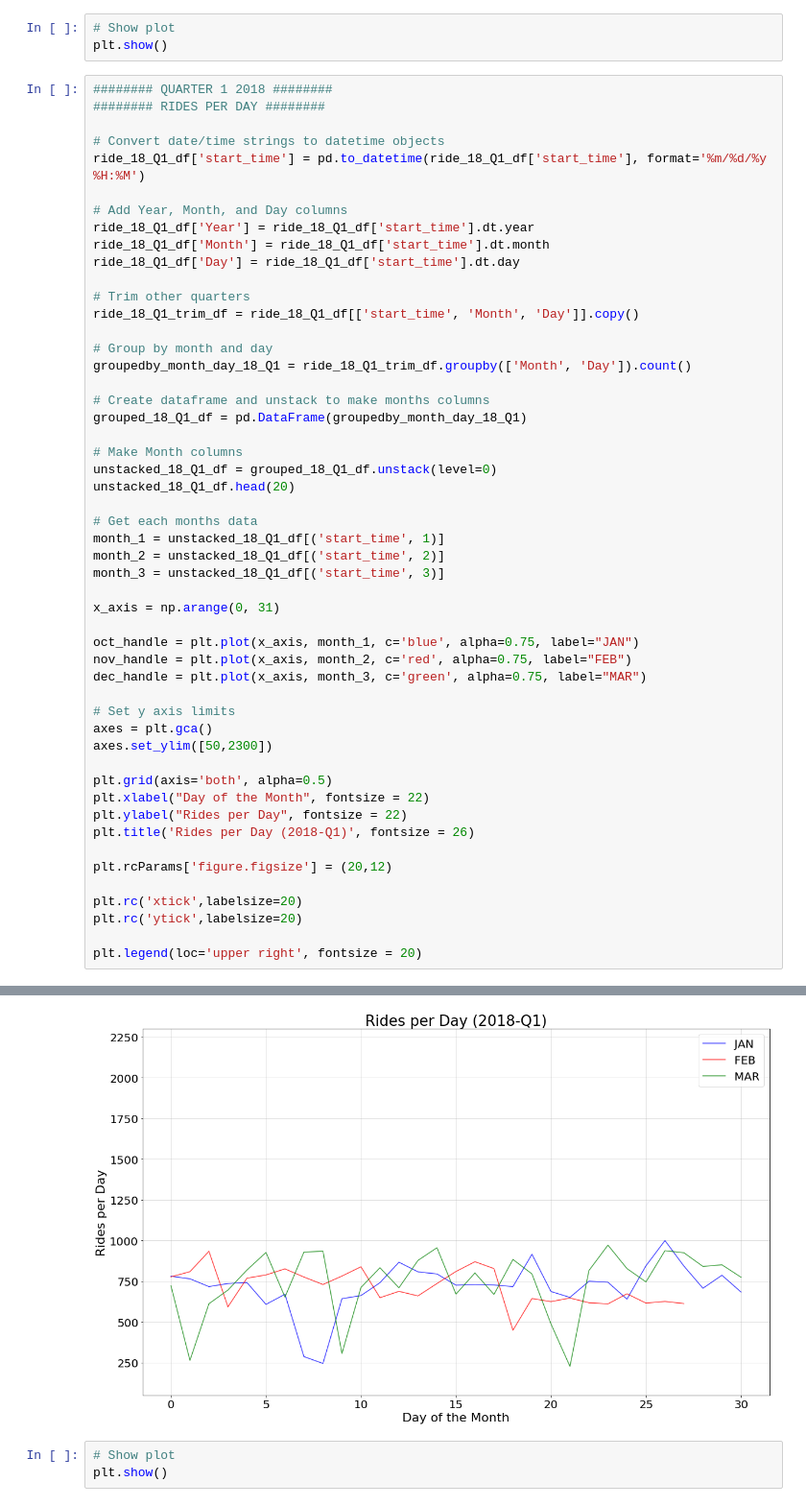
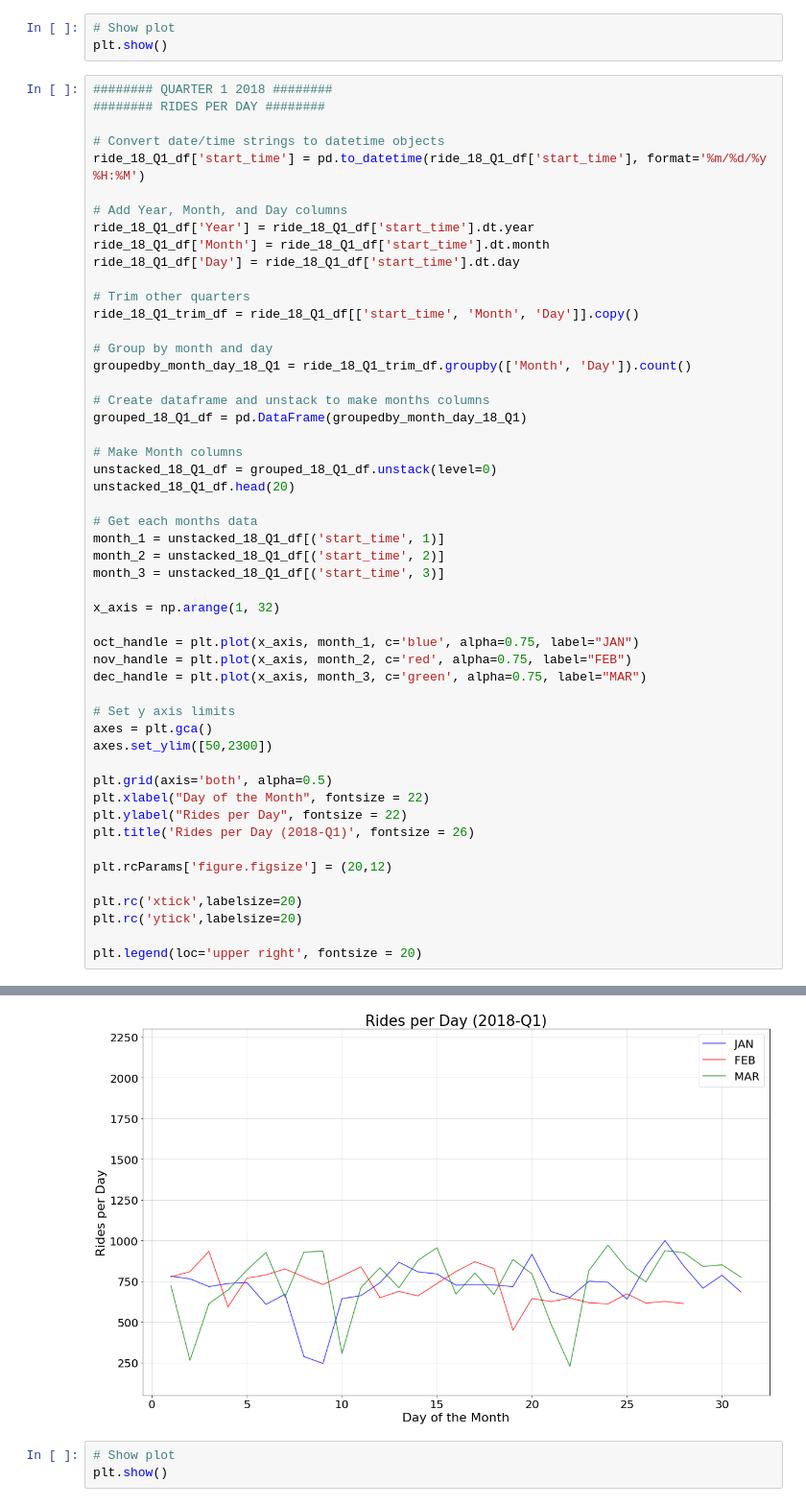
Before and after one commit to sqweets/Project1-LA-Bike_Share, a Jupyter notebook: Project_One_RidesPerDayAndMonth.ipynb, the cells around one changed output, grey strips where cells are left out. Shown: that part at 96% size. Drawn from its saved outputs; the diff is of its cells as text.

```diff
--- a/Project_One_RidesPerDayAndMonth.ipynb
+++ b/Project_One_RidesPerDayAndMonth.ipynb
@@ -390,35 +383,35 @@ grouped_18_Q1_df = pd.DataFrame(groupedby_month_day_18_Q1)
 unstacked_18_Q1_df = grouped_18_Q1_df.unstack(level=0)
 unstacked_18_Q1_df.head(20)
 
 # Get each months data
 month_1 = unstacked_18_Q1_df[('start_time', 1)]
 month_2 = unstacked_18_Q1_df[('start_time', 2)]
 month_3 = unstacked_18_Q1_df[('start_time', 3)]
 
-x_axis = np.arange(0, 31)
+x_axis = np.arange(1, 32)
 
 oct_handle = plt.plot(x_axis, month_1, c='blue', alpha=0.75, label="JAN")
 nov_handle = plt.plot(x_axis, month_2, c='red', alpha=0.75, label="FEB")
 dec_handle = plt.plot(x_axis, month_3, c='green', alpha=0.75, label="MAR")
 
 # Set y axis limits
 axes = plt.gca()
 axes.set_ylim([50,2300])
 
 plt.grid(axis='both', alpha=0.5)
 plt.xlabel("Day of the Month", fontsize = 22)
 plt.ylabel("Rides per Day", fontsize = 22)
 plt.title('Rides per Day (2018-Q1)', fontsize = 26)
 
 plt.rcParams['figure.figsize'] = (20,12)
 
 plt.rc('xtick',labelsize=20)
 plt.rc('ytick',labelsize=20)
 
 plt.legend(loc='upper right', fontsize = 20)
 # %% [output]
 <matplotlib.legend.Legend at 0x...>
-[figure, old version]
+[figure, new version]
 # %%
 # Show plot
 plt.show()
```
Also changed, not shown: parts of 7 cells of this notebook, 5 other files.
